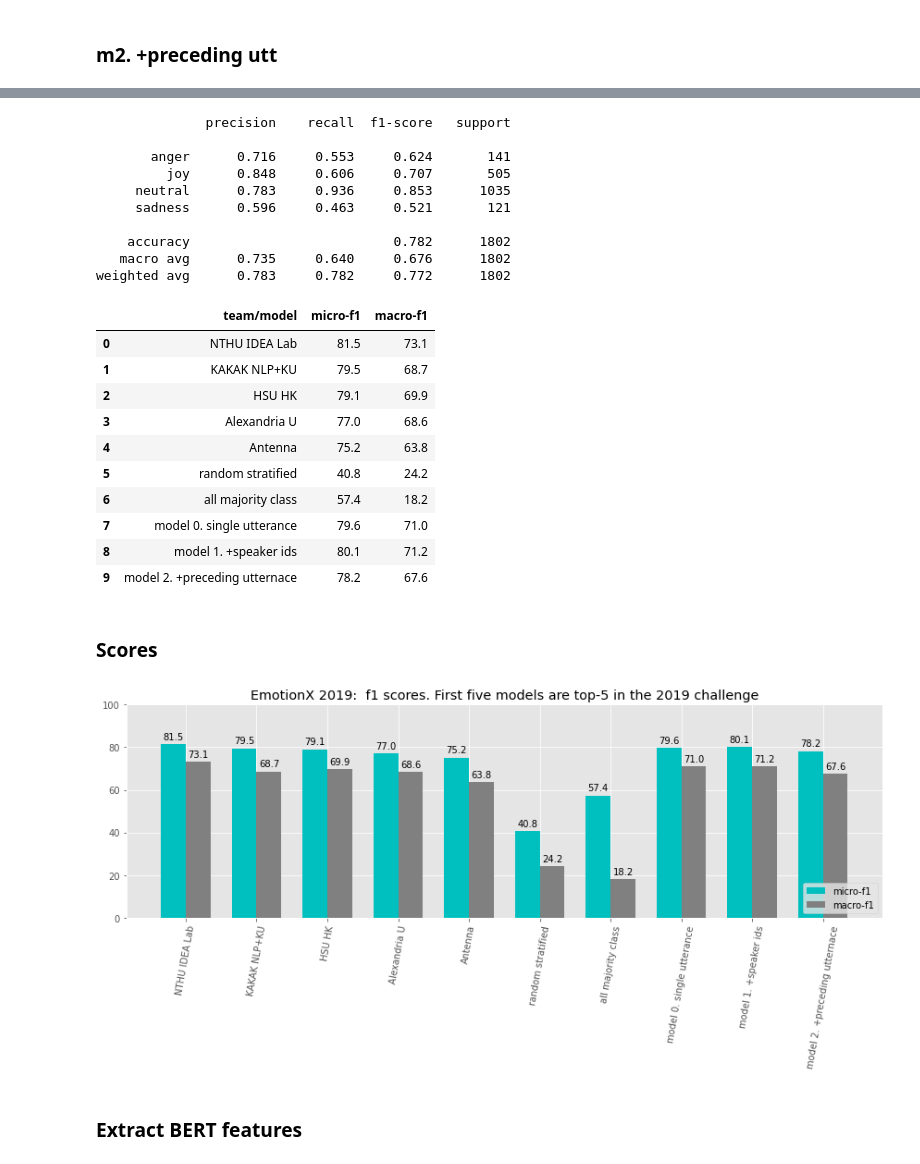
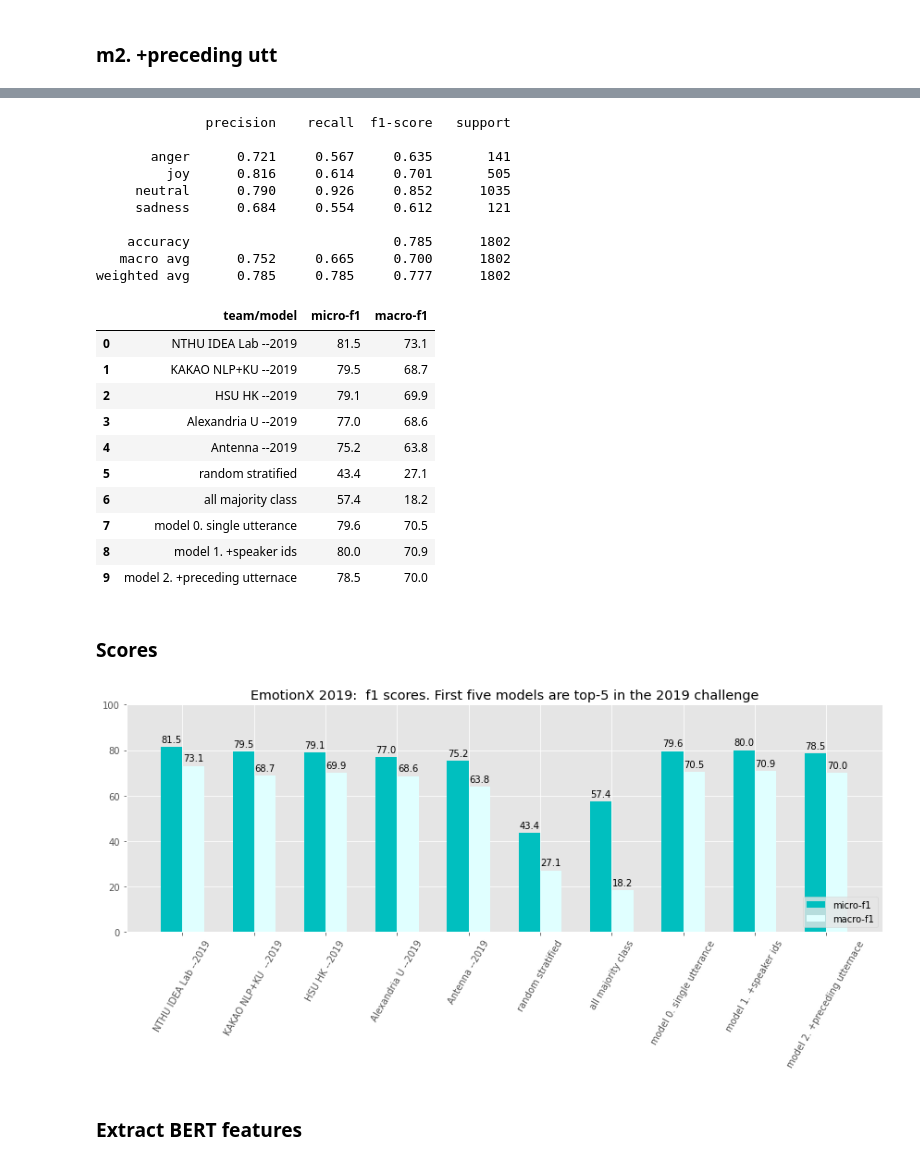
Before and after one commit to dlevonian/EmotionX-2019, a Jupyter notebook: emotionx_1.ipynb, the cells around one changed output, grey strips where cells are left out. Drawn from its saved outputs; the diff is of its cells as text; code cells hidden in the pictures.

Commit message:
extracted BERT features + speakers

```diff
--- a/emotionx_1.ipynb
+++ b/emotionx_1.ipynb
@@ -283,7 +284,8 @@ print(test_df.shape)
 # %%
 # scores_df to keep track of performace. Initialize with top-5 teams from EmotionX 2019 challenge
 scores_df = pd.DataFrame(data={
-                            'team/model': ['NTHU IDEA Lab', 'KAKAO NLP+KU', 'HSU HK', 'Alexandria U', 'Antenna'],
+                            'team/model': ['NTHU IDEA Lab --2019', 'KAKAO NLP+KU  --2019',
+                                           'HSU HK --2019', 'Alexandria U --2019', 'Antenna --2019'],
                             'micro-f1': [81.5, 79.5, 79.1, 77.0, 75.2],
                             'macro-f1': [73.1, 68.7, 69.9, 68.6, 63.8]
                             })
@@ -609,7 +611,7 @@ Common callbacks to be used in all models
 # %%
 def scheduler(epoch, lr):
     # keep the original lr for flat_period epochs, exponential decay since then subject to floor_lr
-    flat_period, decay, floor_lr = 1, -0.25, 1e-6
+    flat_period, decay, floor_lr = 1, -0.2, 1e-6
     if epoch<=flat_period: return lr
     return max(lr*np.exp(decay), floor_lr)
 
@@ -791,24 +803,24 @@ scores_df.head(10)
 # %% [output]
               precision    recall  f1-score   support
 
-       anger      0.716     0.553     0.624       141
-         joy      0.848     0.606     0.707       505
-     neutral      0.783     0.936     0.853      1035
-     sadness      0.596     0.463     0.521       121
+       anger      0.721     0.567     0.635       141
+         joy      0.816     0.614     0.701       505
+     neutral      0.790     0.926     0.852      1035
+     sadness      0.684     0.554     0.612       121
 
-    accuracy                          0.782      1802
-   macro avg      0.735     0.640     0.676      1802
-weighted avg      0.783     0.782     0.772      1802
+    accuracy                          0.785      1802
+   macro avg      0.752     0.665     0.700      1802
+weighted avg      0.785     0.785     0.777      1802
 |  | team/model | micro-f1 | macro-f1 |
-| 0 | NTHU IDEA Lab | 81.5 | 73.1 |
-| 1 | KAKAK NLP+KU | 79.5 | 68.7 |
-| 2 | HSU HK | 79.1 | 69.9 |
-| 3 | Alexandria U | 77.0 | 68.6 |
-| 4 | Antenna | 75.2 | 63.8 |
-| 5 | random stratified | 40.8 | 24.2 |
+| 0 | NTHU IDEA Lab --2019 | 81.5 | 73.1 |
+| 1 | KAKAO NLP+KU --2019 | 79.5 | 68.7 |
+| 2 | HSU HK --2019 | 79.1 | 69.9 |
+| 3 | Alexandria U --2019 | 77.0 | 68.6 |
+| 4 | Antenna --2019 | 75.2 | 63.8 |
+| 5 | random stratified | 43.4 | 27.1 |
 | 6 | all majority class | 57.4 | 18.2 |
-| 7 | model 0. single utterance | 79.6 | 71.0 |
-| 8 | model 1. +speaker ids | 80.1 | 71.2 |
-| 9 | model 2. +preceding utternace | 78.2 | 67.6 |
+| 7 | model 0. single utterance | 79.6 | 70.5 |
+| 8 | model 1. +speaker ids | 80.0 | 70.9 |
+| 9 | model 2. +preceding utternace | 78.5 | 70.0 |
 # %% [markdown]
 ### Scores
@@ -819,28 +827,28 @@ macro = scores_df['macro-f1'].values
 # %%
-x = np.arange(len(models))
-width = 0.35
+x = np.arange(len(scores_df))
+width = 0.3
 
 fig, ax = plt.subplots(figsize=(12, 6))
-rects1 = ax.bar(x - width/2, micro, width, label='micro-f1', color='c')
-rects2 = ax.bar(x + width/2, macro, width, label='macro-f1', color='grey')
+micro = ax.bar(x-width/2, scores_df['micro-f1'], width, label='micro-f1', color='c')
+macro = ax.bar(x+width/2, scores_df['macro-f1'], width, label='macro-f1', color='lightcyan')
 
 ax.set_title('EmotionX 2019:  f1 scores. First five models are top-5 in the 2019 challenge')
 ax.set_ylim(0,100)
 ax.set_xticks(x)
-ax.set_xticklabels(models, rotation=80)
+ax.set_xticklabels(scores_df['team/model'], rotation=60)
 ax.legend(loc='lower right')
 
 def autolabel(rects):
     for rect in rects:
         height = rect.get_height()
-        ax.annotate(f'{height:.1f}', xy=(rect.get_x() + rect.get_width() / 2, height),
-                    xytext=(0, 3), textcoords="offset points",  ha='center', va='bottom')
-autolabel(rects1)
-autolabel(rects2)
+        ax.annotate(f'{height:.1f}', xy=(rect.get_x()+.5*rect.get_width(), height), xytext=(0,3),
+                                     textcoords="offset points", ha='center', va='bottom')
+autolabel(micro)
+autolabel(macro)
 fig.tight_layout()
 plt.show()
 # %% [output]
-[figure, old version]
+[figure, new version]
 # %% [markdown]
 ### Extract BERT features
 # %%
```
Also changed, not shown: parts of 23 cells of this notebook.
